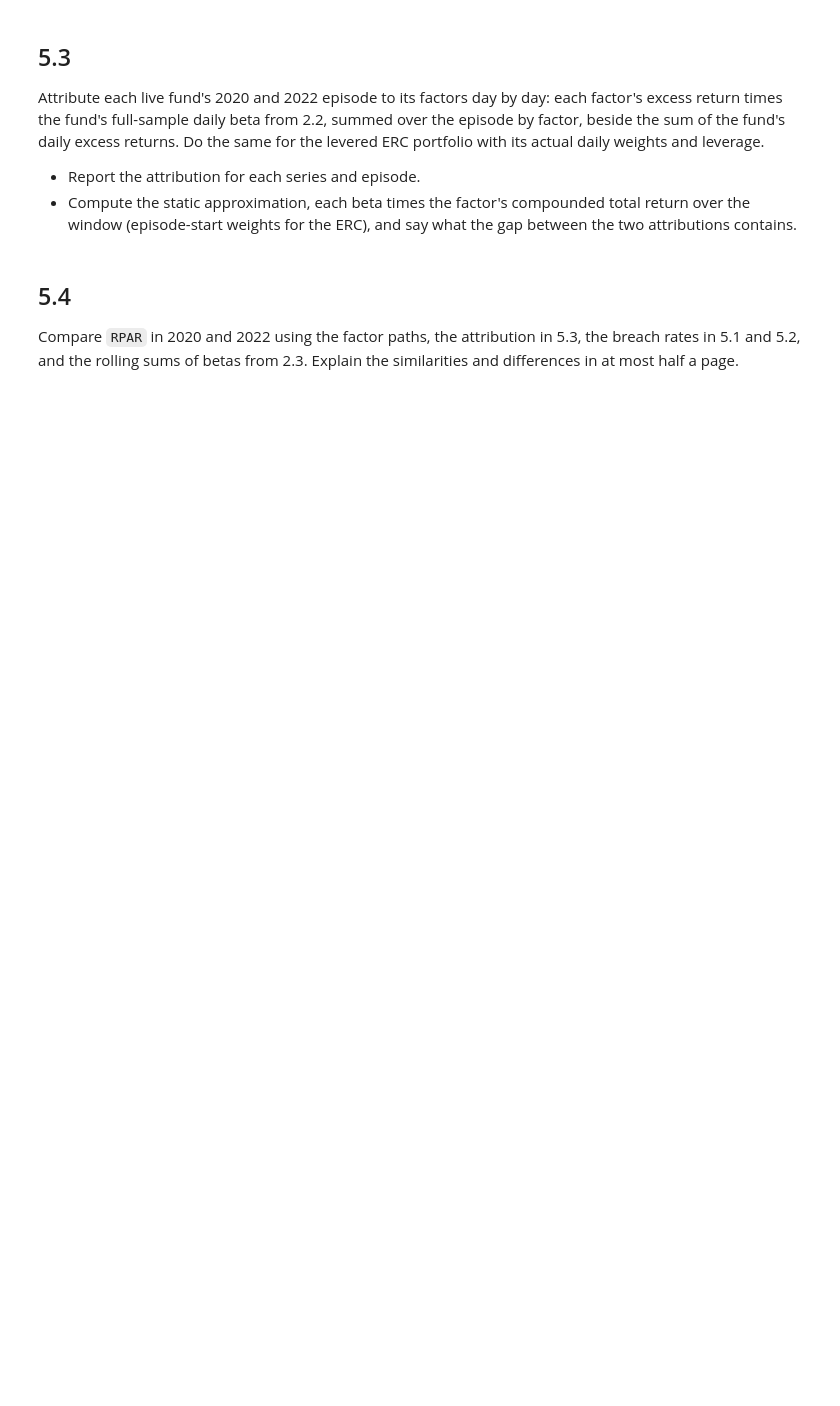
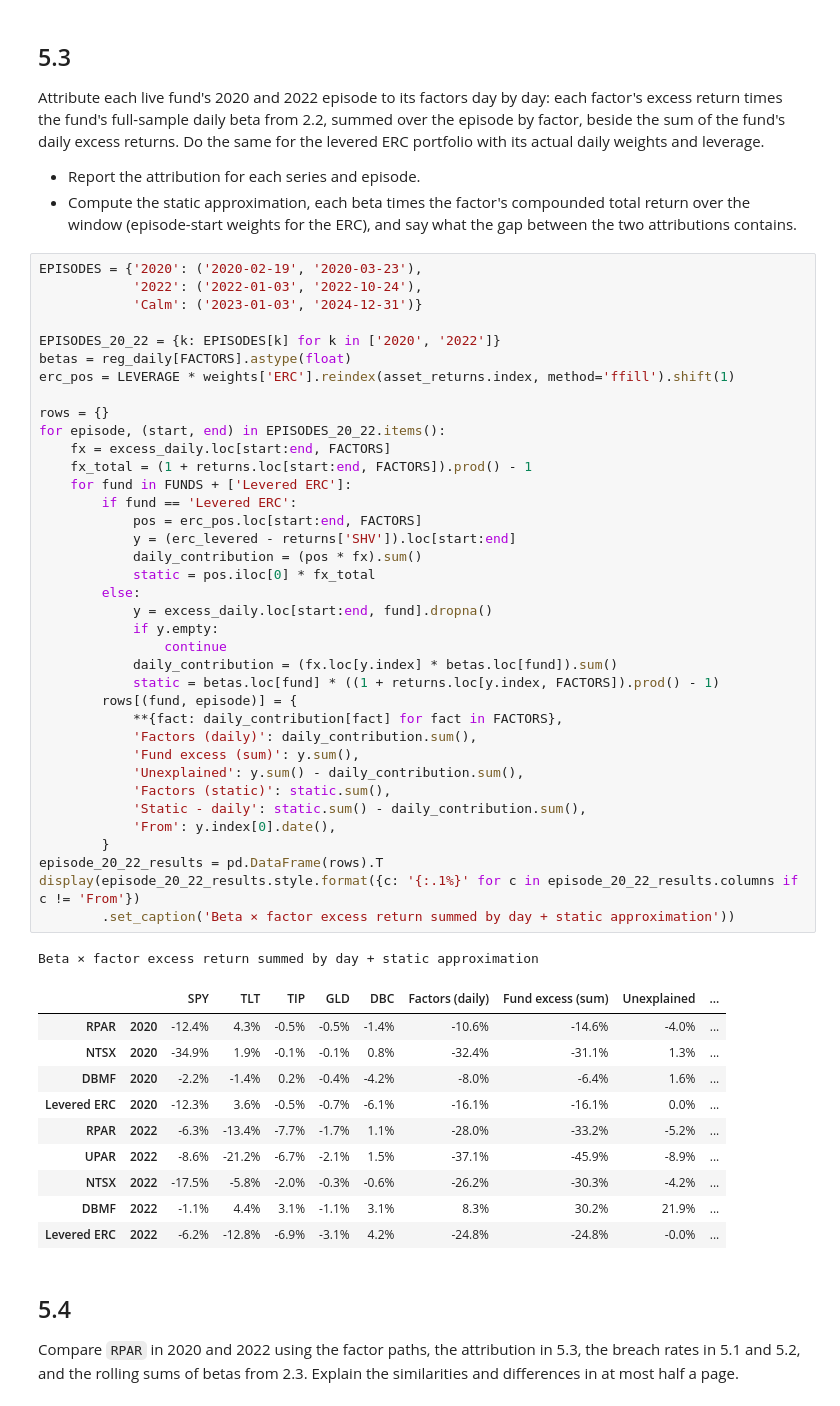
Before and after one commit to hannahkong1/midterm-project, a Jupyter notebook: risk_parity.ipynb, the cells around one changed output. Cells and saved outputs as stored; diff of their text form; blank space fills up the shorter version.

```diff
--- a/risk_parity.ipynb
+++ b/risk_parity.ipynb
@@ -846,6 +899,55 @@ Attribute each live fund's 2020 and 2022 episode to its factors day by day: each
 
 * Report the attribution for each series and episode.
 * Compute the static approximation, each beta times the factor's compounded total return over the window (episode-start weights for the ERC), and say what the gap between the two attributions contains.
+# %%
+EPISODES = {'2020': ('2020-02-19', '2020-03-23'),
+            '2022': ('2022-01-03', '2022-10-24'),
+            'Calm': ('2023-01-03', '2024-12-31')}
+
+EPISODES_20_22 = {k: EPISODES[k] for k in ['2020', '2022']}
+betas = reg_daily[FACTORS].astype(float)
+erc_pos = LEVERAGE * weights['ERC'].reindex(asset_returns.index, method='ffill').shift(1)
+
+rows = {}
+for episode, (start, end) in EPISODES_20_22.items():
+    fx = excess_daily.loc[start:end, FACTORS]
+    fx_total = (1 + returns.loc[start:end, FACTORS]).prod() - 1
+    for fund in FUNDS + ['Levered ERC']:
+        if fund == 'Levered ERC':
+            pos = erc_pos.loc[start:end, FACTORS]
+            y = (erc_levered - returns['SHV']).loc[start:end]
+            daily_contribution = (pos * fx).sum()
+            static = pos.iloc[0] * fx_total
+        else:
+            y = excess_daily.loc[start:end, fund].dropna()
+            if y.empty:
+                continue
+            daily_contribution = (fx.loc[y.index] * betas.loc[fund]).sum()
+            static = betas.loc[fund] * ((1 + returns.loc[y.index, FACTORS]).prod() - 1)
+        rows[(fund, episode)] = {
+            **{fact: daily_contribution[fact] for fact in FACTORS},
+            'Factors (daily)': daily_contribution.sum(),
+            'Fund excess (sum)': y.sum(),
+            'Unexplained': y.sum() - daily_contribution.sum(),
+            'Factors (static)': static.sum(),
+            'Static - daily': static.sum() - daily_contribution.sum(),
+            'From': y.index[0].date(),
+        }
+episode_20_22_results = pd.DataFrame(rows).T
+display(episode_20_22_results.style.format({c: '{:.1%}' for c in episode_20_22_results.columns if c != 'From'})
+        .set_caption('Beta × factor excess return summed by day + static approximation'))
+# %% [output]
+Beta × factor excess return summed by day + static approximation
+|  |  | SPY | TLT | TIP | GLD | DBC | Factors (daily) | Fund excess (sum) | Unexplained | ... |
+| RPAR | 2020 | -12.4% | 4.3% | -0.5% | -0.5% | -1.4% | -10.6% | -14.6% | -4.0% | ... |
+| NTSX | 2020 | -34.9% | 1.9% | -0.1% | -0.1% | 0.8% | -32.4% | -31.1% | 1.3% | ... |
+| DBMF | 2020 | -2.2% | -1.4% | 0.2% | -0.4% | -4.2% | -8.0% | -6.4% | 1.6% | ... |
+| Levered ERC | 2020 | -12.3% | 3.6% | -0.5% | -0.7% | -6.1% | -16.1% | -16.1% | 0.0% | ... |
+| RPAR | 2022 | -6.3% | -13.4% | -7.7% | -1.7% | 1.1% | -28.0% | -33.2% | -5.2% | ... |
+| UPAR | 2022 | -8.6% | -21.2% | -6.7% | -2.1% | 1.5% | -37.1% | -45.9% | -8.9% | ... |
+| NTSX | 2022 | -17.5% | -5.8% | -2.0% | -0.3% | -0.6% | -26.2% | -30.3% | -4.2% | ... |
+| DBMF | 2022 | -1.1% | 4.4% | 3.1% | -1.1% | 3.1% | 8.3% | 30.2% | 21.9% | ... |
+| Levered ERC | 2022 | -6.2% | -12.8% | -6.9% | -3.1% | 4.2% | -24.8% | -24.8% | -0.0% | ... |
 # %% [markdown]
 ## 5.4
 
```
Also changed, not shown: parts of 18 cells of this notebook.
